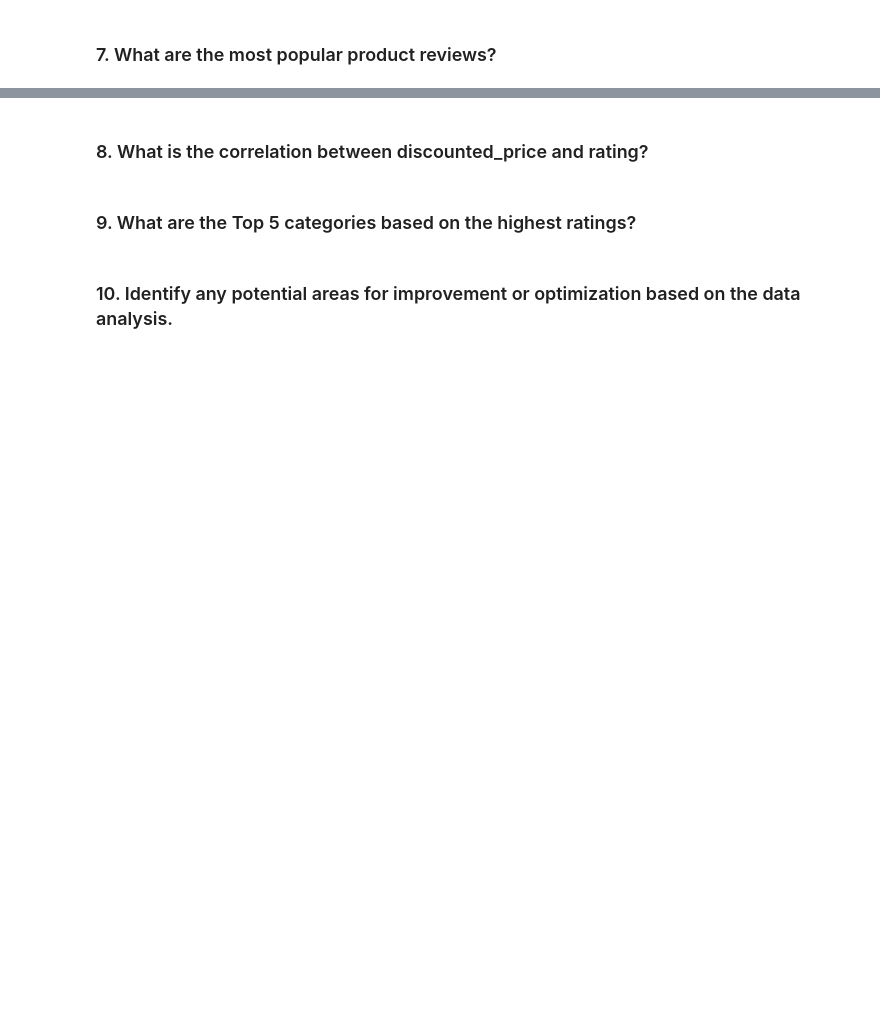
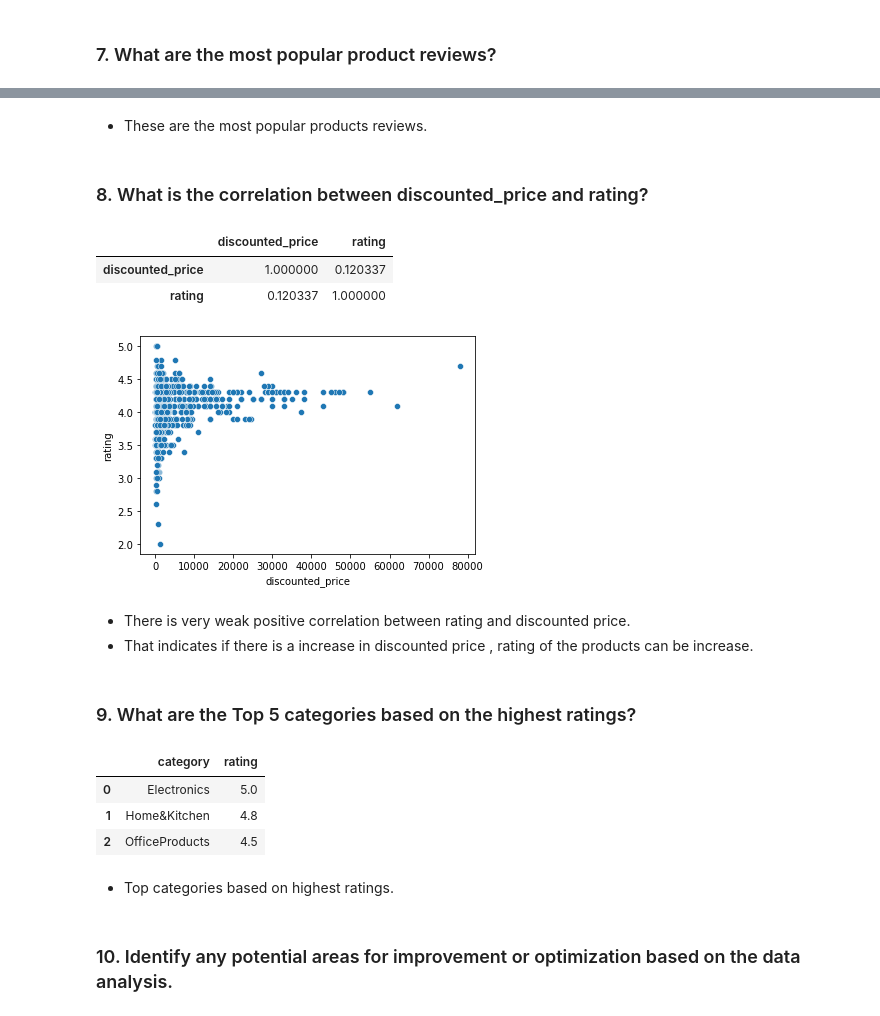
Before and after one commit to Noorain-Raza-coder/EDA-AmazonSales-Spotify, a Jupyter notebook: AmazonSalesDataAnalysis.ipynb, the cells around one changed output, grey strips where cells are left out. Saved outputs shown, nothing was run; the diff lists cells and outputs as text; code cells hidden in the pictures; blank space fills up the shorter version.

```diff
--- a/AmazonSalesDataAnalysis.ipynb
+++ b/AmazonSalesDataAnalysis.ipynb
@@ -57,6 +552,32 @@ product_link: Qfficial website link of the product
+# %% [markdown]
+- These are the most popular products reviews.
 # %% [markdown]
 ### 8. What is the correlation between discounted_price and rating?
+# %%
+df[['discounted_price' , 'rating']].corr()
+# %% [output]
+|  | discounted_price | rating |
+| discounted_price | 1.000000 | 0.120337 |
+| rating | 0.120337 | 1.000000 |
+# %%
+sns.scatterplot(x = df['discounted_price'] , y = df['rating'])
+plt.show()
+# %% [output]
+[figure, added]
+# %% [markdown]
+- There is very weak positive correlation between rating and discounted price.
+- That indicates if there is a increase in discounted price , rating of the products can be increase.
 # %% [markdown]
 ### 9. What are the Top 5 categories based on the highest ratings?
+# %%
+## grouping the products based on category and finding the max rating for each group category
+df.groupby(['category'])['rating'].max().reset_index()
+# %% [output]
+|  | category | rating |
+| 0 | Electronics | 5.0 |
+| 1 | Home&Kitchen | 4.8 |
+| 2 | OfficeProducts | 4.5 |
+# %% [markdown]
+- Top categories based on highest ratings.
 # %% [markdown]
 ### 10. Identify any potential areas for improvement or optimization based on the data analysis.
```
Also changed, not shown: parts of 50 cells of this notebook.
